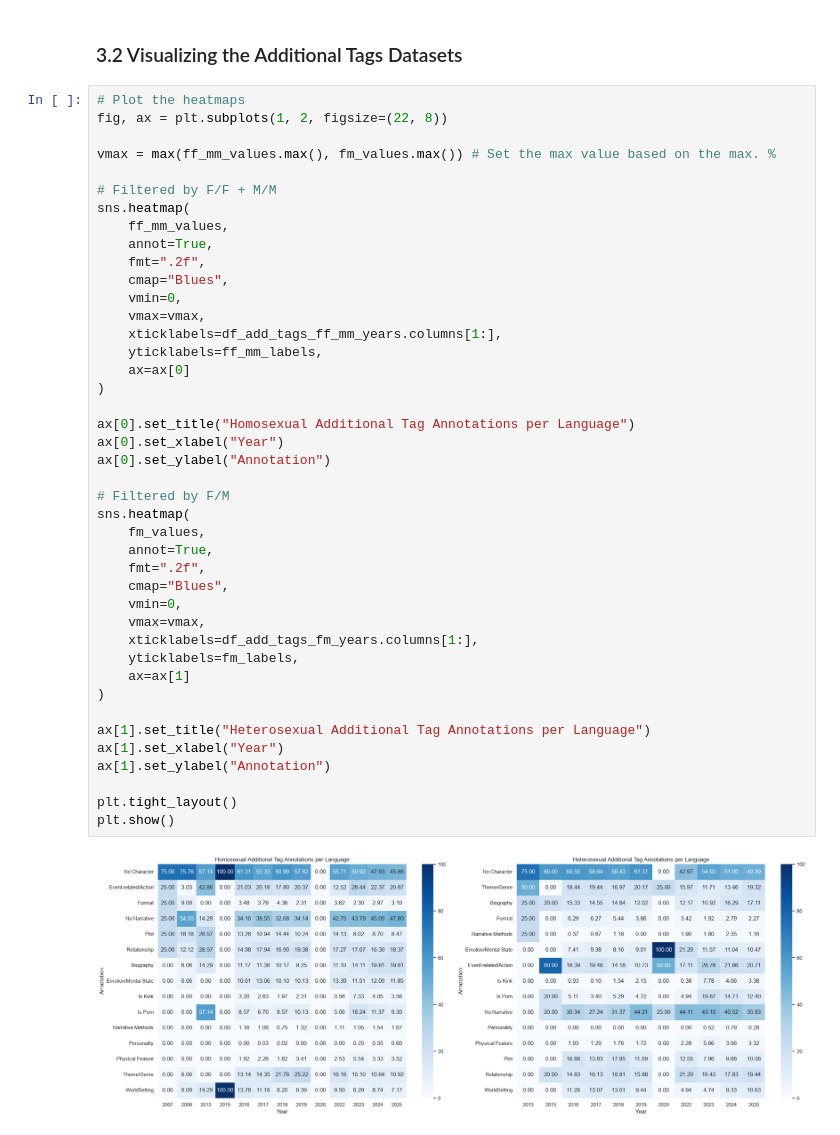
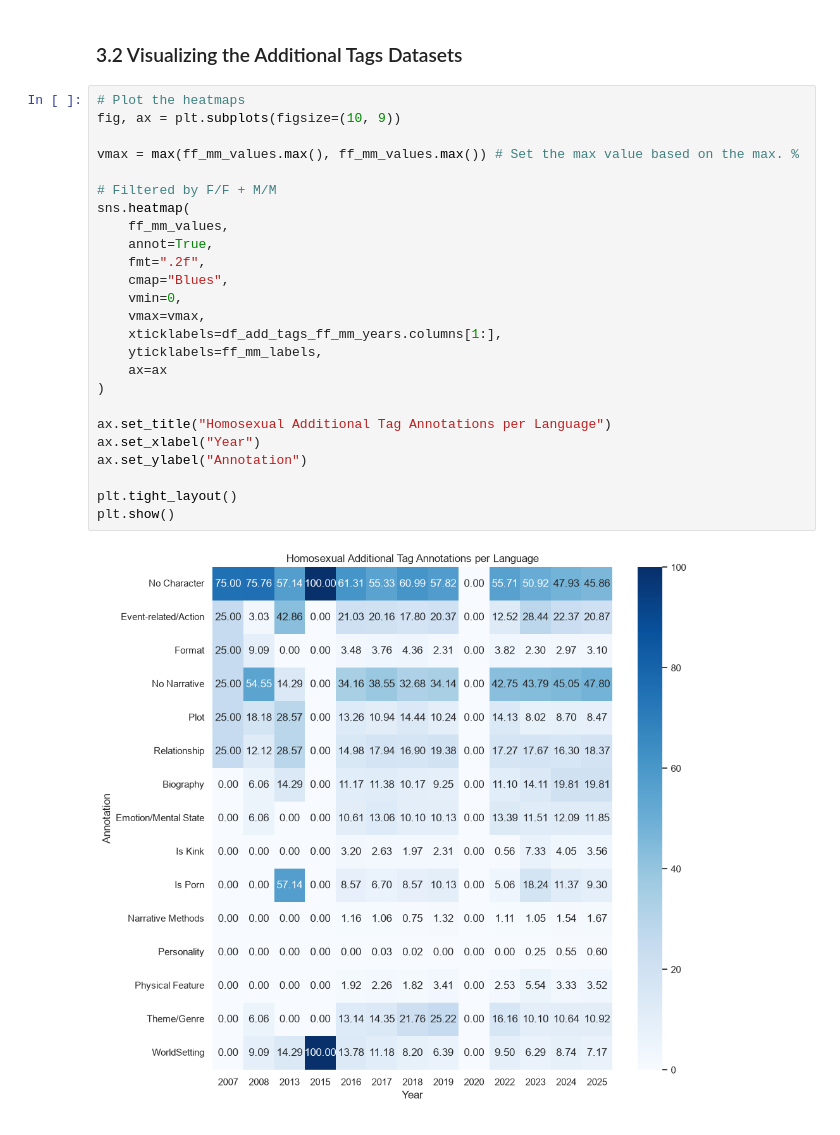
Before and after one commit to Cameron-Meinsma/ma_dh_thesis_v2, a Jupyter notebook: sub_rq_3_date_published.ipynb, the cells around one changed output. Saved outputs shown, nothing was run; the diff lists cells and outputs as text.

Commit message:
Changed the stacking of the graphs

```diff
--- a/sub_rq_3_date_published.ipynb
+++ b/sub_rq_3_date_published.ipynb
@@ -686,45 +686,28 @@ shape: (5, 7)
 ### 3.2 Visualizing the Additional Tags Datasets
 # %%
 # Plot the heatmaps
-fig, ax = plt.subplots(1, 2, figsize=(22, 8))
+fig, ax = plt.subplots(figsize=(10, 9))
 
-vmax = max(ff_mm_values.max(), fm_values.max()) # Set the max value based on the max. %
+vmax = max(ff_mm_values.max(), ff_mm_values.max()) # Set the max value based on the max. %
 
 # Filtered by F/F + M/M
 sns.heatmap(
     ff_mm_values,
     annot=True,
     fmt=".2f",
     cmap="Blues",
     vmin=0,
     vmax=vmax,
     xticklabels=df_add_tags_ff_mm_years.columns[1:],
     yticklabels=ff_mm_labels,
-    ax=ax[0]
+    ax=ax
 )
 
-ax[0].set_title("Homosexual Additional Tag Annotations per Language")
-ax[0].set_xlabel("Year")
-ax[0].set_ylabel("Annotation")
-
-# Filtered by F/M
-sns.heatmap(
-    fm_values,
-    annot=True,
-    fmt=".2f",
-    cmap="Blues",
-    vmin=0,
-    vmax=vmax,
-    xticklabels=df_add_tags_fm_years.columns[1:],
-    yticklabels=fm_labels,
-    ax=ax[1]
-)
-
-ax[1].set_title("Heterosexual Additional Tag Annotations per Language")
-ax[1].set_xlabel("Year")
-ax[1].set_ylabel("Annotation")
+ax.set_title("Homosexual Additional Tag Annotations per Language")
+ax.set_xlabel("Year")
+ax.set_ylabel("Annotation")
 
 plt.tight_layout()
 plt.show()
 # %% [output]
-[figure, old version]
+[figure, new version]
```
Also changed, not shown: parts of 1 cell of this notebook, 7 other files.
